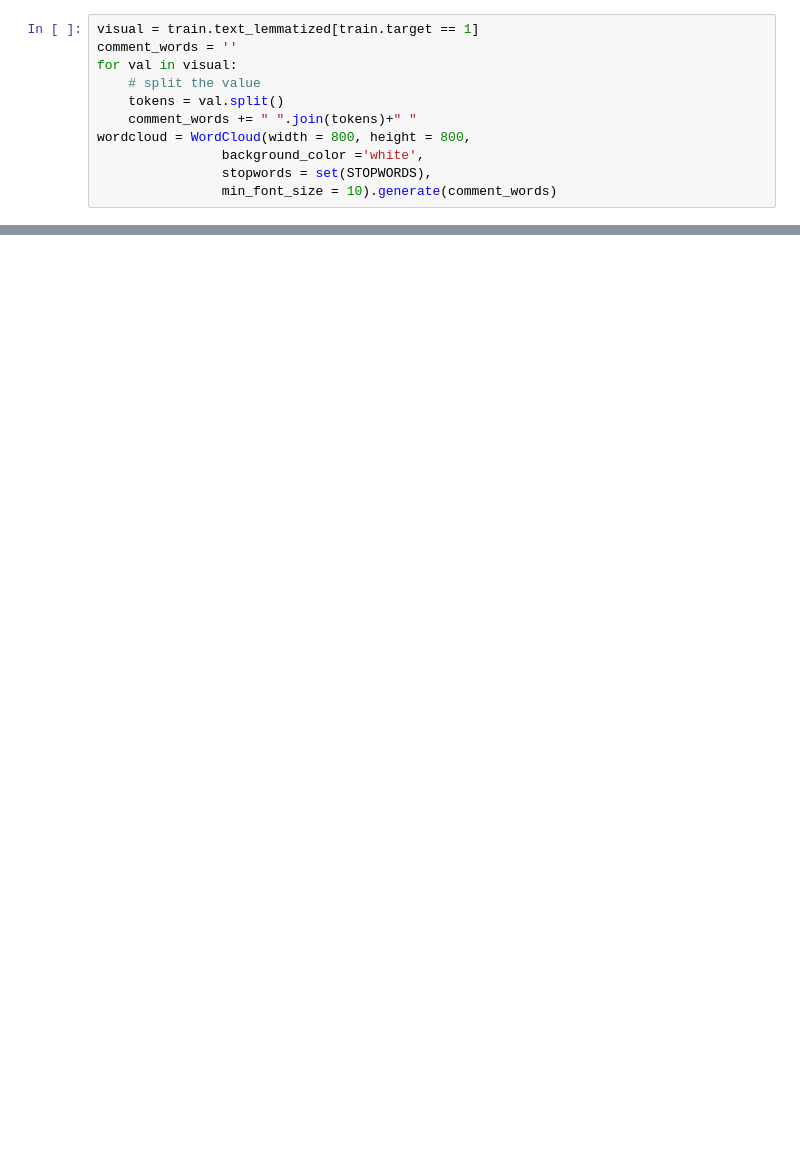
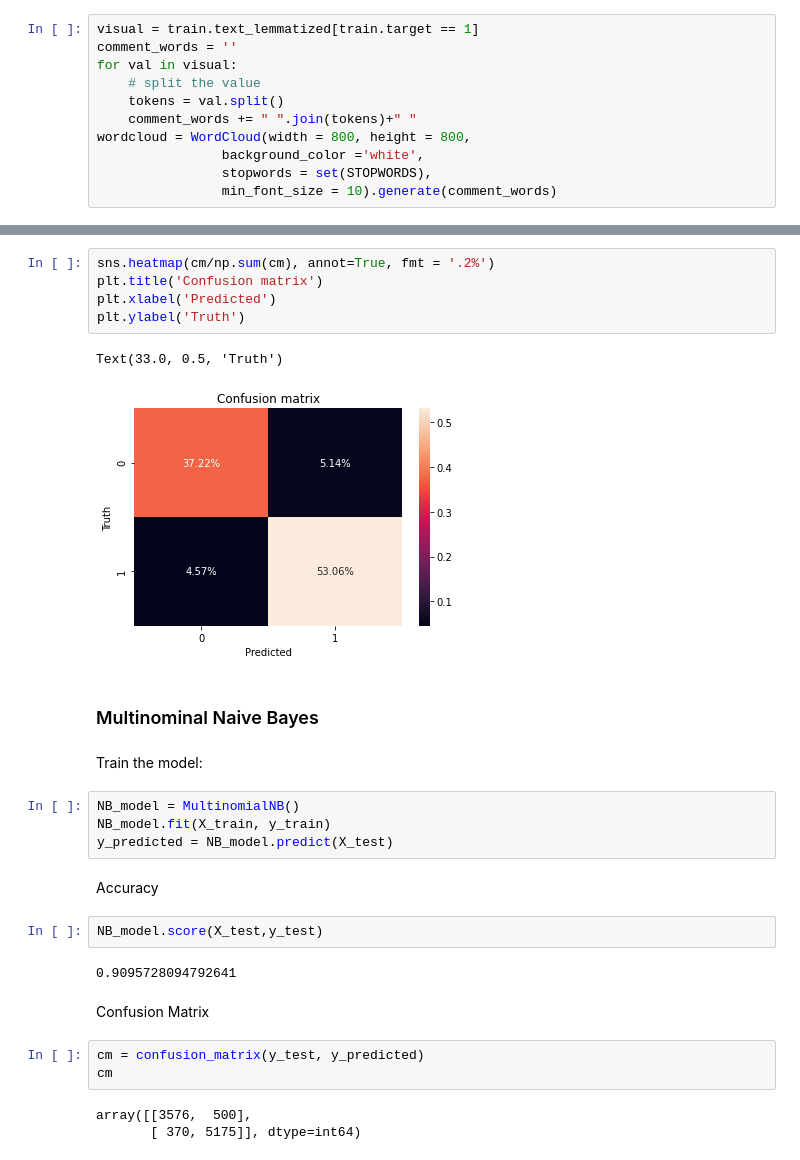
Before and after one commit to anuva312/FactOrFake, a Jupyter notebook: FactOrFake.ipynb, the cells around one changed output, grey strips where cells are left out. Saved outputs shown, nothing was run; the diff lists cells and outputs as text; blank space fills up the shorter version.

```diff
--- a/FactOrFake.ipynb
+++ b/FactOrFake.ipynb
@@ -550,0 +664,30 @@ plt.show()
+# %%
+sns.heatmap(cm/np.sum(cm), annot=True, fmt = '.2%')
+plt.title('Confusion matrix')
+plt.xlabel('Predicted')
+plt.ylabel('Truth')
+# %% [output]
+Text(33.0, 0.5, 'Truth')
+[figure, added]
+# %% [markdown]
+### Multinominal Naive Bayes
+# %% [markdown]
+Train the model:
+# %%
+NB_model = MultinomialNB()
+NB_model.fit(X_train, y_train)
+y_predicted = NB_model.predict(X_test)
+# %% [markdown]
+Accuracy
+# %%
+NB_model.score(X_test,y_test)
+# %% [output]
+0.9095728094792641
+# %% [markdown]
+Confusion Matrix
+# %%
+cm = confusion_matrix(y_test, y_predicted)
+cm
+# %% [output]
+array([[3576,  500],
+       [ 370, 5175]], dtype=int64)
```
Also changed, not shown: parts of 48 cells of this notebook.
